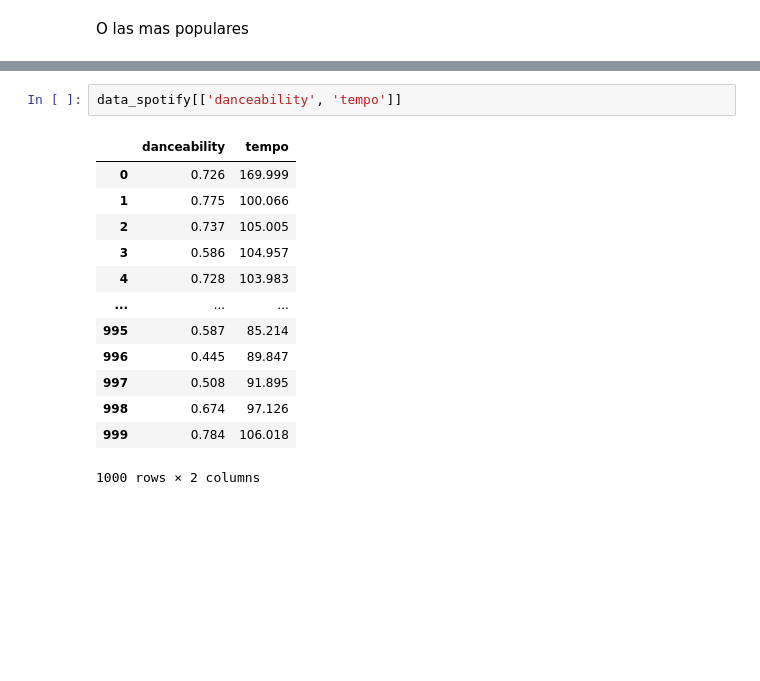
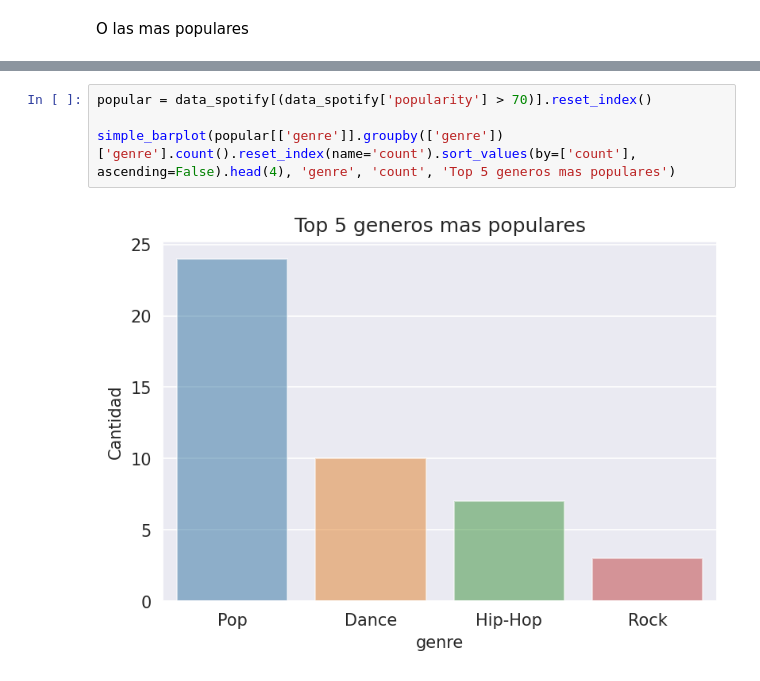
Before and after one commit to 1gnacio/orgadatos-kaggle-tp1, a Jupyter notebook: notebook707f668b56.ipynb, the cells around one changed output, grey strips where cells are left out. Drawn from its saved outputs; the diff is of its cells as text; blank space fills up the shorter version.

```diff
--- a/notebook707f668b56.ipynb
+++ b/notebook707f668b56.ipynb
@@ -695,16 +672,6 @@ plt.show()
-# %%
-data_spotify[['danceability', 'tempo']]
-# %% [output]
-|  | danceability | tempo |
-| 0 | 0.726 | 169.999 |
-| 1 | 0.775 | 100.066 |
-| 2 | 0.737 | 105.005 |
-| 3 | 0.586 | 104.957 |
-| 4 | 0.728 | 103.983 |
-| ... | ... | ... |
-| 995 | 0.587 | 85.214 |
-| 996 | 0.445 | 89.847 |
-| 997 | 0.508 | 91.895 |
-| 998 | 0.674 | 97.126 |
-| 999 | 0.784 | 106.018 |
-1000 rows × 2 columns
+# %%
+popular = data_spotify[(data_spotify['popularity'] > 70)].reset_index()
+
+simple_barplot(popular[['genre']].groupby(['genre'])['genre'].count().reset_index(name='count').sort_values(by=['count'], ascending=False).head(4), 'genre', 'count', 'Top 5 generos mas populares')
+# %% [output]
+[figure, added]
```
Also changed, not shown: parts of 23 cells of this notebook.
